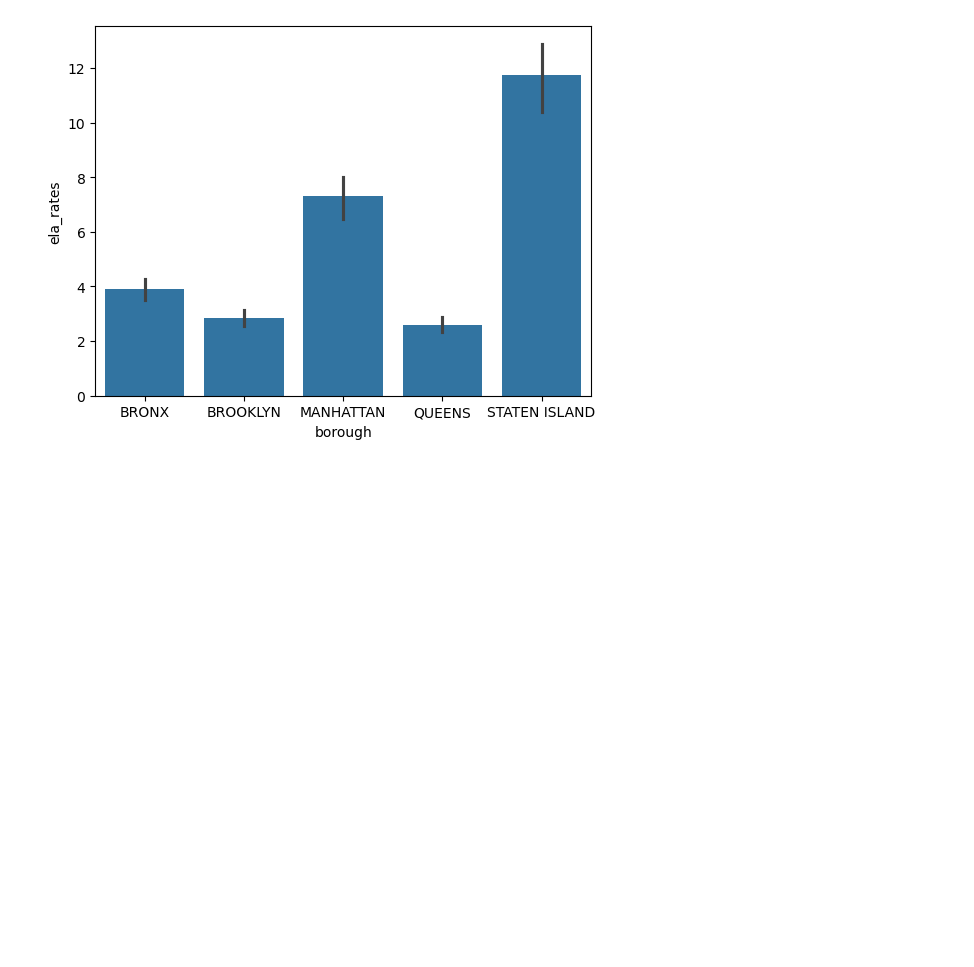
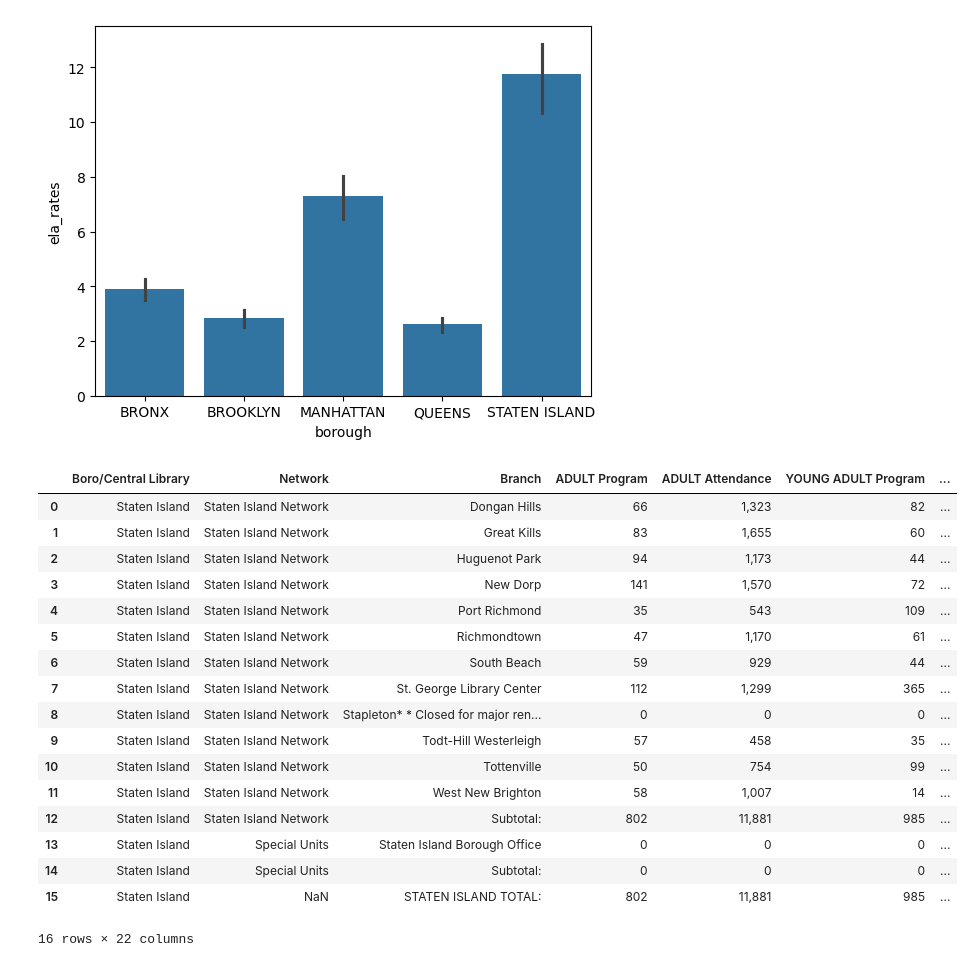
Before and after one commit to YasmineRaef/NYC_OpenSource_Literacy_rates, a Jupyter notebook: Literacy_rates.ipynb, the cells around one changed output. Saved outputs shown, nothing was run; the diff lists cells and outputs as text; code cells hidden in the pictures; blank space fills up the shorter version.

Commit message:
Started data cleaning for staten island library branches

```diff
--- a/Literacy_rates.ipynb
+++ b/Literacy_rates.ipynb
@@ -242,3 +245,25 @@ sns.barplot(data=raw_ela_results,x='borough', y='ela_rates')
 # %% [output]
 <Axes: xlabel='borough', ylabel='ela_rates'>
 [figure]
+# %%
+raw_staten_libBranches = pd.read_csv("StatenIsland_Library_Branches.csv")
+raw_staten_libBranches
+# %% [output]
+|  | Boro/Central Library | Network | Branch | ADULT Program | ADULT Attendance | YOUNG ADULT Program | ... |
+| 0 | Staten Island | Staten Island Network | Dongan Hills | 66 | 1,323 | 82 | ... |
+| 1 | Staten Island | Staten Island Network | Great Kills | 83 | 1,655 | 60 | ... |
+| 2 | Staten Island | Staten Island Network | Huguenot Park | 94 | 1,173 | 44 | ... |
+| 3 | Staten Island | Staten Island Network | New Dorp | 141 | 1,570 | 72 | ... |
+| 4 | Staten Island | Staten Island Network | Port Richmond | 35 | 543 | 109 | ... |
+| 5 | Staten Island | Staten Island Network | Richmondtown | 47 | 1,170 | 61 | ... |
+| 6 | Staten Island | Staten Island Network | South Beach | 59 | 929 | 44 | ... |
+| 7 | Staten Island | Staten Island Network | St. George Library Center | 112 | 1,299 | 365 | ... |
+| 8 | Staten Island | Staten Island Network | Stapleton* * Closed for major ren... | 0 | 0 | 0 | ... |
+| 9 | Staten Island | Staten Island Network | Todt-Hill Westerleigh | 57 | 458 | 35 | ... |
+| 10 | Staten Island | Staten Island Network | Tottenville | 50 | 754 | 99 | ... |
+| 11 | Staten Island | Staten Island Network | West New Brighton | 58 | 1,007 | 14 | ... |
+| 12 | Staten Island | Staten Island Network | Subtotal: | 802 | 11,881 | 985 | ... |
+| 13 | Staten Island | Special Units | Staten Island Borough Office | 0 | 0 | 0 | ... |
+| 14 | Staten Island | Special Units | Subtotal: | 0 | 0 | 0 | ... |
+| 15 | Staten Island | NaN | STATEN ISLAND TOTAL: | 802 | 11,881 | 985 | ... |
+16 rows × 22 columns
```
Also changed, not shown: parts of 7 cells of this notebook.
